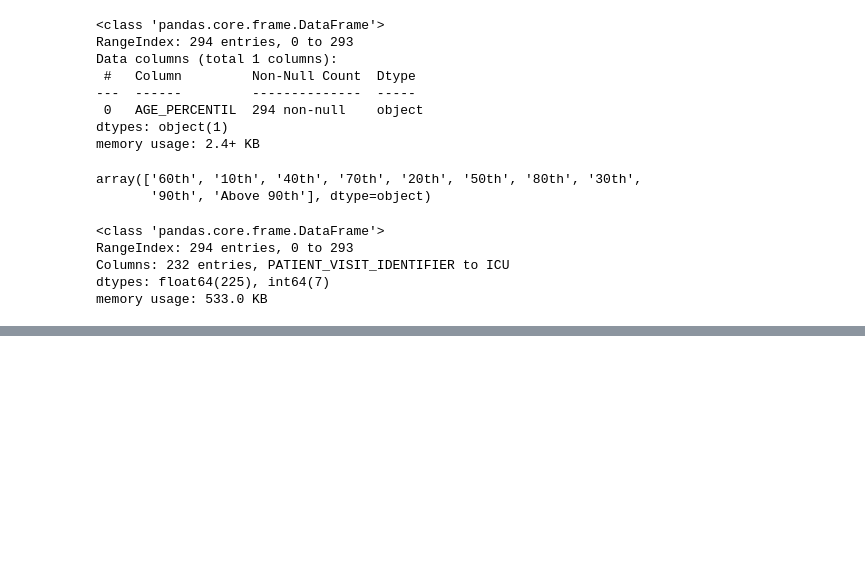
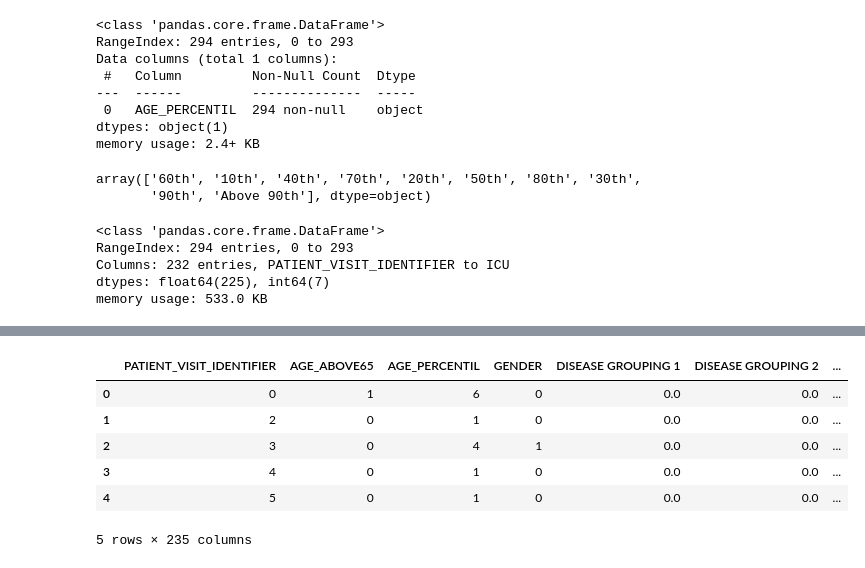
Before and after one commit to gabrielatrindade/alura-bootcamp, a Jupyter notebook: module6/project/Sirio-Libanes_kaggle_Final_Project.ipynb, the cells around one changed output, grey strips where cells are left out. Drawn from its saved outputs; the diff is of its cells as text; code cells hidden in the pictures; blank space fills up the shorter version.

```diff
--- a/module6/project/Sirio-Libanes_kaggle_Final_Project.ipynb
+++ b/module6/project/Sirio-Libanes_kaggle_Final_Project.ipynb
@@ -627,0 +670,13 @@ memory usage: 533.0 KB
+# %%
+patients_cleaned_window_0_2_added_features = \
+    add_new_features(patients_cleaned_window_0_2)
+
+patients_cleaned_window_0_2_added_features.head()
+# %% [output]
+|  | PATIENT_VISIT_IDENTIFIER | AGE_ABOVE65 | AGE_PERCENTIL | GENDER | DISEASE GROUPING 1 | DISEASE GROUPING 2 | ... |
+| 0 | 0 | 1 | 6 | 0 | 0.0 | 0.0 | ... |
+| 1 | 2 | 0 | 1 | 0 | 0.0 | 0.0 | ... |
+| 2 | 3 | 0 | 4 | 1 | 0.0 | 0.0 | ... |
+| 3 | 4 | 0 | 1 | 0 | 0.0 | 0.0 | ... |
+| 4 | 5 | 0 | 1 | 0 | 0.0 | 0.0 | ... |
+5 rows × 235 columns
```
Also changed, not shown: parts of 8 cells of this notebook.
